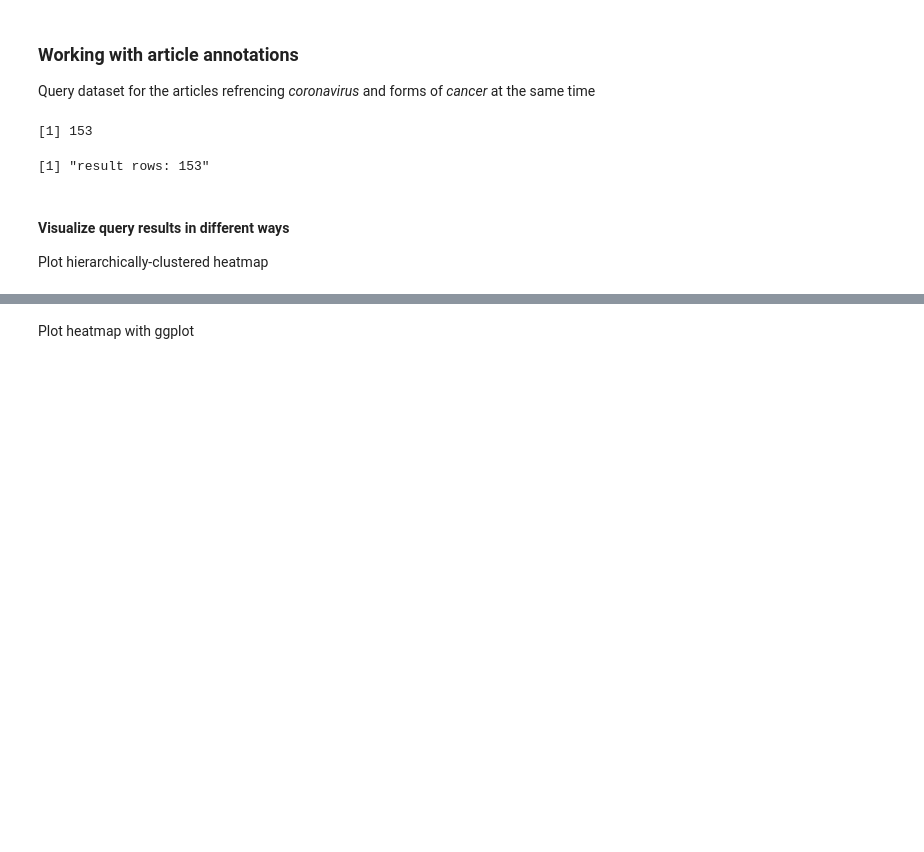
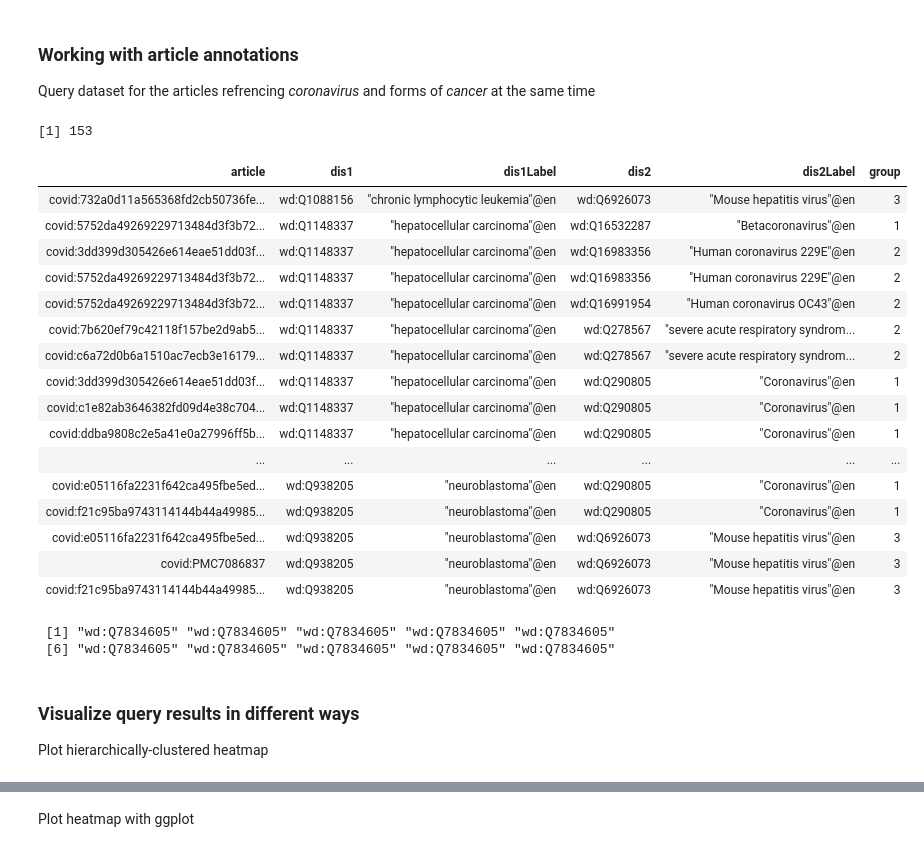
Before and after one commit to AnnaBobasheva/CORD19-NEG, a Jupyter notebook: R notebook with query examples for CovidOnTheWeb dataset.ipynb, the cells around one changed output, grey strips where cells are left out. Cells and saved outputs as stored; diff of their text form; code cells hidden in the pictures; blank space fills up the shorter version.

```diff
--- a/R notebook with query examples for CovidOnTheWeb dataset.ipynb
+++ b/R notebook with query examples for CovidOnTheWeb dataset.ipynb
@@ -184,9 +186,5 @@ nrow(res)
 # %% [output]
 [1] 153
-# %%
-print(paste('Result rows:', nrow(res)))
-# %% [output]
-[1] "result rows: 153"
 # %%
 # remove label decorations
 res <- data.frame(lapply(res, function(x) {
@@ -195,8 +193,33 @@ res <- data.frame(lapply(res, function(x) {
 res <- data.frame(lapply(res, function(x) {
                   gsub("\"", "", x)
               }))
+# %%
+res
+# %% [output]
+| article | dis1 | dis1Label | dis2 | dis2Label | group |
+| covid:732a0d11a565368fd2cb50736fe... | wd:Q1088156 | "chronic lymphocytic leukemia"@en | wd:Q6926073 | "Mouse hepatitis virus"@en | 3 |
+| covid:5752da49269229713484d3f3b72... | wd:Q1148337 | "hepatocellular carcinoma"@en | wd:Q16532287 | "Betacoronavirus"@en | 1 |
+| covid:3dd399d305426e614eae51dd03f... | wd:Q1148337 | "hepatocellular carcinoma"@en | wd:Q16983356 | "Human coronavirus 229E"@en | 2 |
+| covid:5752da49269229713484d3f3b72... | wd:Q1148337 | "hepatocellular carcinoma"@en | wd:Q16983356 | "Human coronavirus 229E"@en | 2 |
+| covid:5752da49269229713484d3f3b72... | wd:Q1148337 | "hepatocellular carcinoma"@en | wd:Q16991954 | "Human coronavirus OC43"@en | 2 |
+| covid:7b620ef79c42118f157be2d9ab5... | wd:Q1148337 | "hepatocellular carcinoma"@en | wd:Q278567 | "severe acute respiratory syndrom... | 2 |
+| covid:c6a72d0b6a1510ac7ecb3e16179... | wd:Q1148337 | "hepatocellular carcinoma"@en | wd:Q278567 | "severe acute respiratory syndrom... | 2 |
+| covid:3dd399d305426e614eae51dd03f... | wd:Q1148337 | "hepatocellular carcinoma"@en | wd:Q290805 | "Coronavirus"@en | 1 |
+| covid:c1e82ab3646382fd09d4e38c704... | wd:Q1148337 | "hepatocellular carcinoma"@en | wd:Q290805 | "Coronavirus"@en | 1 |
+| covid:ddba9808c2e5a41e0a27996ff5b... | wd:Q1148337 | "hepatocellular carcinoma"@en | wd:Q290805 | "Coronavirus"@en | 1 |
+| ... | ... | ... | ... | ... | ... |
+| covid:e05116fa2231f642ca495fbe5ed... | wd:Q938205 | "neuroblastoma"@en | wd:Q290805 | "Coronavirus"@en | 1 |
+| covid:f21c95ba9743114144b44a49985... | wd:Q938205 | "neuroblastoma"@en | wd:Q290805 | "Coronavirus"@en | 1 |
+| covid:e05116fa2231f642ca495fbe5ed... | wd:Q938205 | "neuroblastoma"@en | wd:Q6926073 | "Mouse hepatitis virus"@en | 3 |
+| covid:PMC7086837 | wd:Q938205 | "neuroblastoma"@en | wd:Q6926073 | "Mouse hepatitis virus"@en | 3 |
+| covid:f21c95ba9743114144b44a49985... | wd:Q938205 | "neuroblastoma"@en | wd:Q6926073 | "Mouse hepatitis virus"@en | 3 |
+# %%
+res$dis2[grep('Trans', res$dis2Label )]
+# %% [output]
+ [1] "wd:Q7834605" "wd:Q7834605" "wd:Q7834605" "wd:Q7834605" "wd:Q7834605"
+ [6] "wd:Q7834605" "wd:Q7834605" "wd:Q7834605" "wd:Q7834605" "wd:Q7834605"
 # %% [markdown]
-#### Visualize query results in different ways
+### Visualize query results in different ways
 Plot hierarchically-clustered heatmap
 # %%
 options(repr.plot.width = 14)
```
Also changed, not shown: parts of 13 cells of this notebook, 3 other files.
